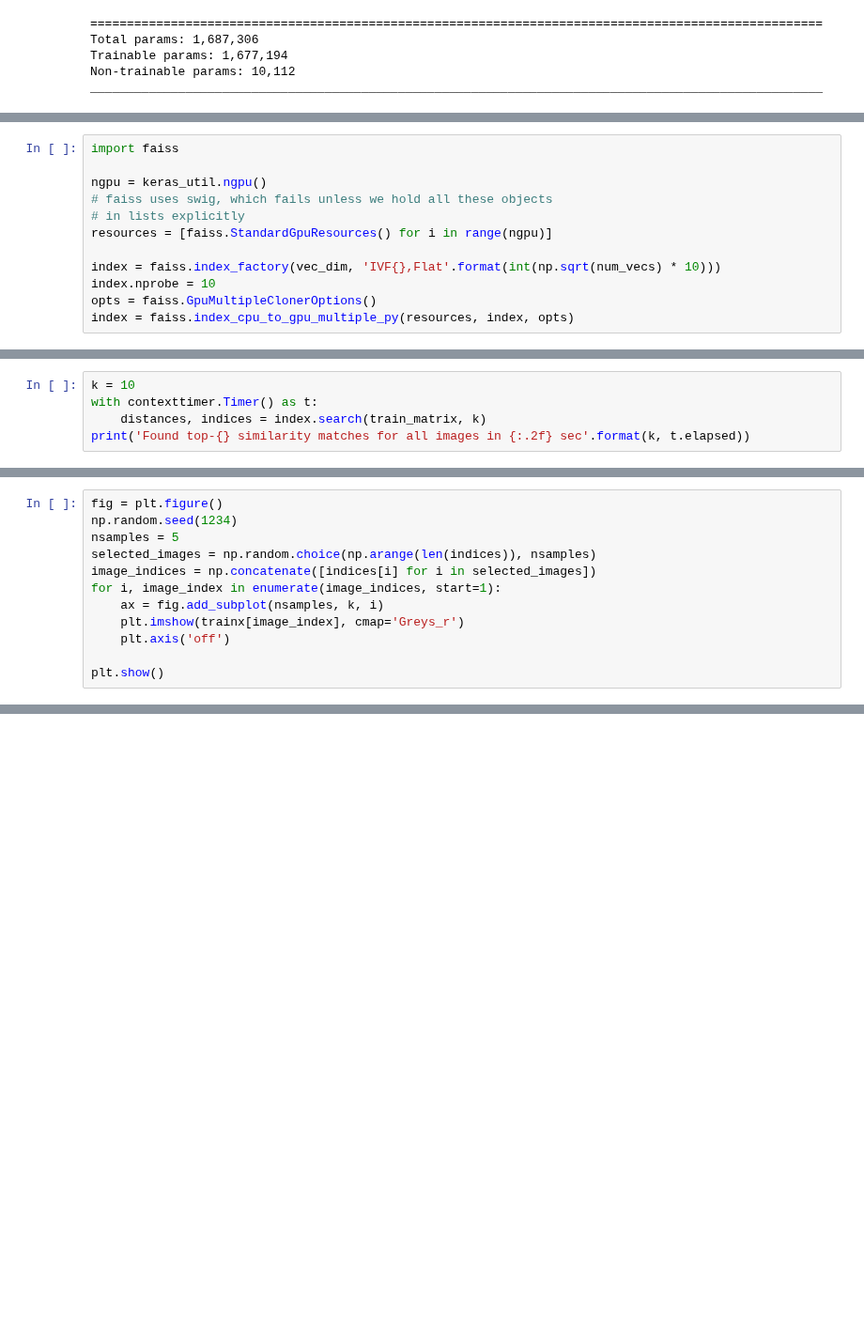
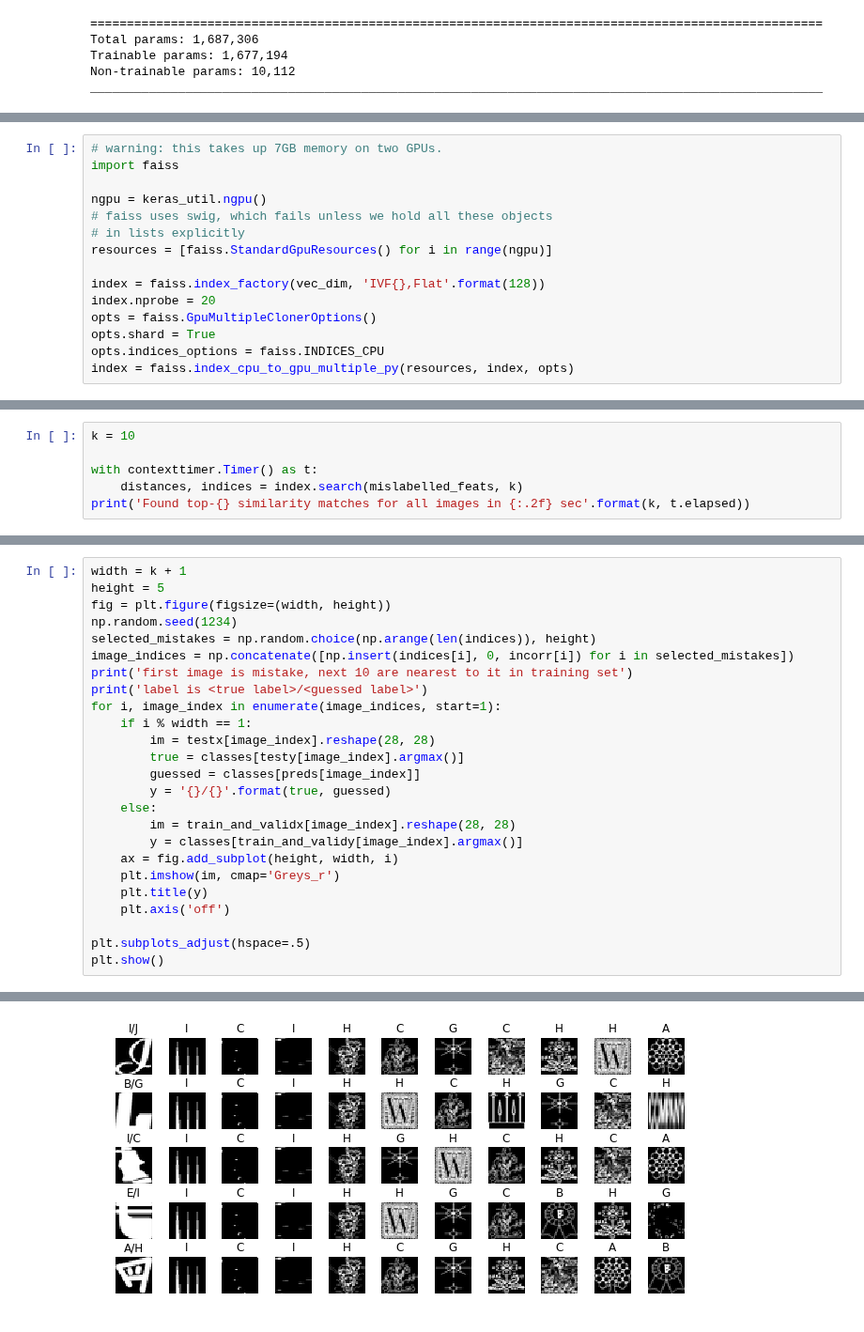
Before and after one commit to vlad17/learning-to-deep-learn, a Jupyter notebook: notebooks/notmnist.ipynb, the cells around one changed output, grey strips where cells are left out. Shown at 94% size. Drawn from its saved outputs; the diff is of its cells as text; blank space fills up the shorter version.

```diff
--- a/notebooks/notmnist.ipynb
+++ b/notebooks/notmnist.ipynb
@@ -453,4 +466,5 @@ num_vecs, vec_dim = train_matrix.shape
 # %%
+# warning: this takes up 7GB memory on two GPUs.
 import faiss
 
 ngpu = keras_util.ngpu()
@@ -458,9 +472,11 @@ ngpu = keras_util.ngpu()
 # in lists explicitly
 resources = [faiss.StandardGpuResources() for i in range(ngpu)]
 
-index = faiss.index_factory(vec_dim, 'IVF{},Flat'.format(int(np.sqrt(num_vecs) * 10)))
-index.nprobe = 10
+index = faiss.index_factory(vec_dim, 'IVF{},Flat'.format(128))
+index.nprobe = 20
 opts = faiss.GpuMultipleClonerOptions()
+opts.shard = True
+opts.indices_options = faiss.INDICES_CPU
 index = faiss.index_cpu_to_gpu_multiple_py(resources, index, opts)
 # %%
 with contexttimer.Timer() as t:
@@ -470,5 +488,6 @@ print('Trained image similarity index in {:.2f} sec'.format(t.elapsed))
 # %%
 k = 10
+
 with contexttimer.Timer() as t:
-    distances, indices = index.search(train_matrix, k)
+    distances, indices = index.search(mislabelled_feats, k)
 print('Found top-{} similarity matches for all images in {:.2f} sec'.format(k, t.elapsed))
@@ -478,12 +496,26 @@ del index, resources, opts
 # %%
-fig = plt.figure()
+width = k + 1
+height = 5
+fig = plt.figure(figsize=(width, height))
 np.random.seed(1234)
-nsamples = 5
-selected_images = np.random.choice(np.arange(len(indices)), nsamples)
-image_indices = np.concatenate([indices[i] for i in selected_images])
+selected_mistakes = np.random.choice(np.arange(len(indices)), height)
+image_indices = np.concatenate([np.insert(indices[i], 0, incorr[i]) for i in selected_mistakes])
+print('first image is mistake, next 10 are nearest to it in training set')
+print('label is <true label>/<guessed label>')
 for i, image_index in enumerate(image_indices, start=1):
-    ax = fig.add_subplot(nsamples, k, i)
-    plt.imshow(trainx[image_index], cmap='Greys_r')
+    if i % width == 1:
+        im = testx[image_index].reshape(28, 28)
+        true = classes[testy[image_index].argmax()]
+        guessed = classes[preds[image_index]]
+        y = '{}/{}'.format(true, guessed)
+    else:
+        im = train_and_validx[image_index].reshape(28, 28)
+        y = classes[train_and_validy[image_index].argmax()]
+    ax = fig.add_subplot(height, width, i)
+    plt.imshow(im, cmap='Greys_r')
+    plt.title(y)
     plt.axis('off')
 
+plt.subplots_adjust(hspace=.5)
 plt.show()
+# %% [output]
@@ -489,0 +524 @@ plt.show()
+[figure, added]
```
Also changed, not shown: parts of 17 cells of this notebook.
